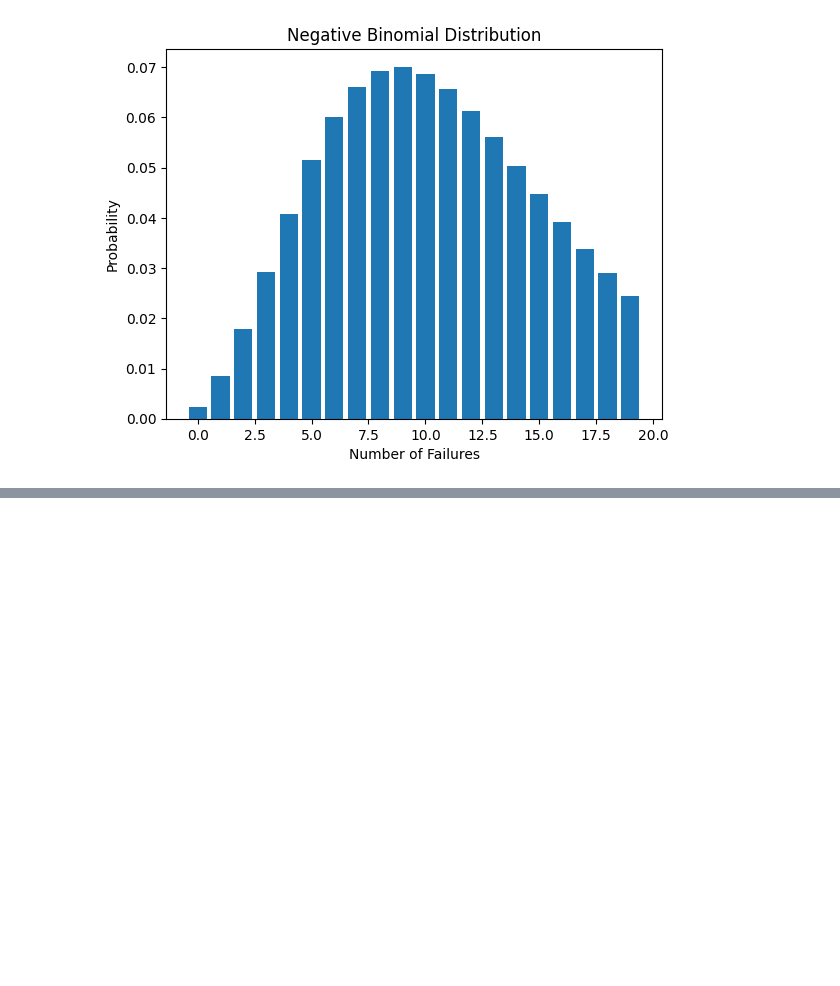
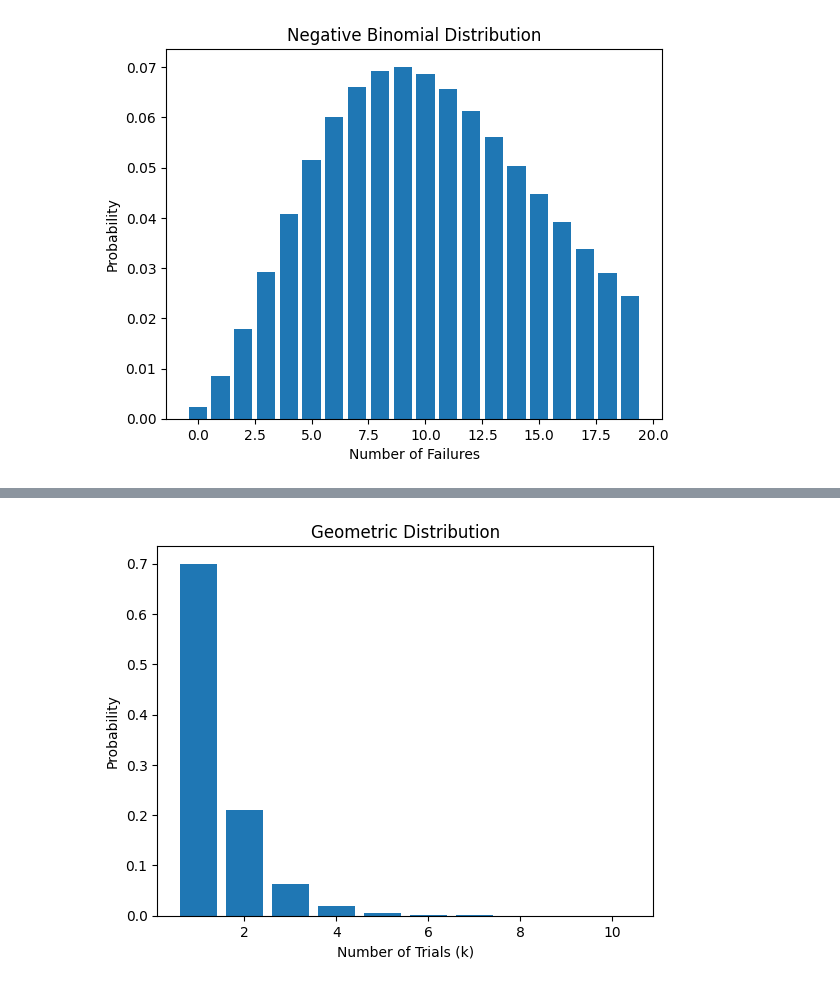
Before and after one commit to HasancanCakicioglu/Medium_Posts, a Jupyter notebook: Probability_Distributions.ipynb, the cells around one changed output, grey strips where cells are left out. Cells and saved outputs as stored; diff of their text form; code cells hidden in the pictures; blank space fills up the shorter version.

```diff
--- a/Probability_Distributions.ipynb
+++ b/Probability_Distributions.ipynb
@@ -171,0 +245,23 @@ plt.show()
+# %%
+import numpy as np
+import matplotlib.pyplot as plt
+from scipy.stats import geom
+
+# Define the probability of success
+p = 0.7  # Probability of making a free throw in a single trial
+
+# Create a geometric distribution object
+geom_dist = geom(p)
+
+# Generate the probability mass function
+k = np.arange(1, 11)  # Number of trials
+pmf = geom_dist.pmf(k)
+
+# Plot the probability mass function
+plt.bar(k, pmf)
+plt.xlabel('Number of Trials (k)')
+plt.ylabel('Probability')
+plt.title('Geometric Distribution')
+plt.show()
+# %% [output]
+[figure, added]
```
Also changed, not shown: parts of 7 cells of this notebook.
